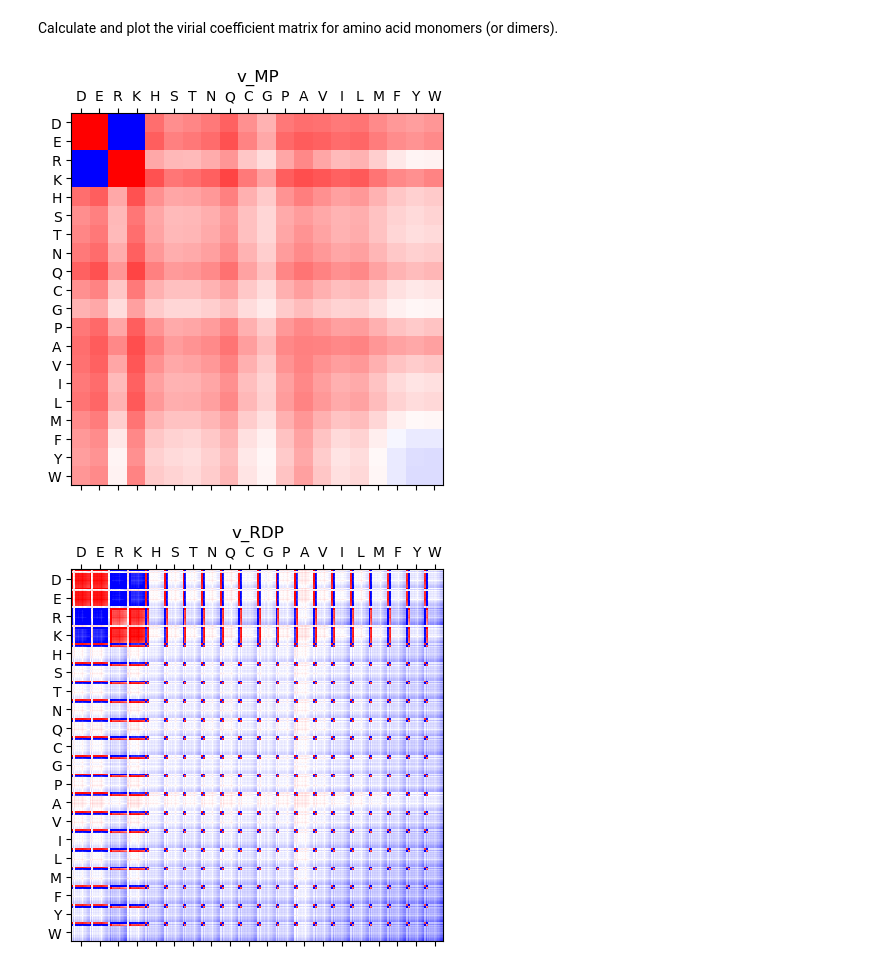
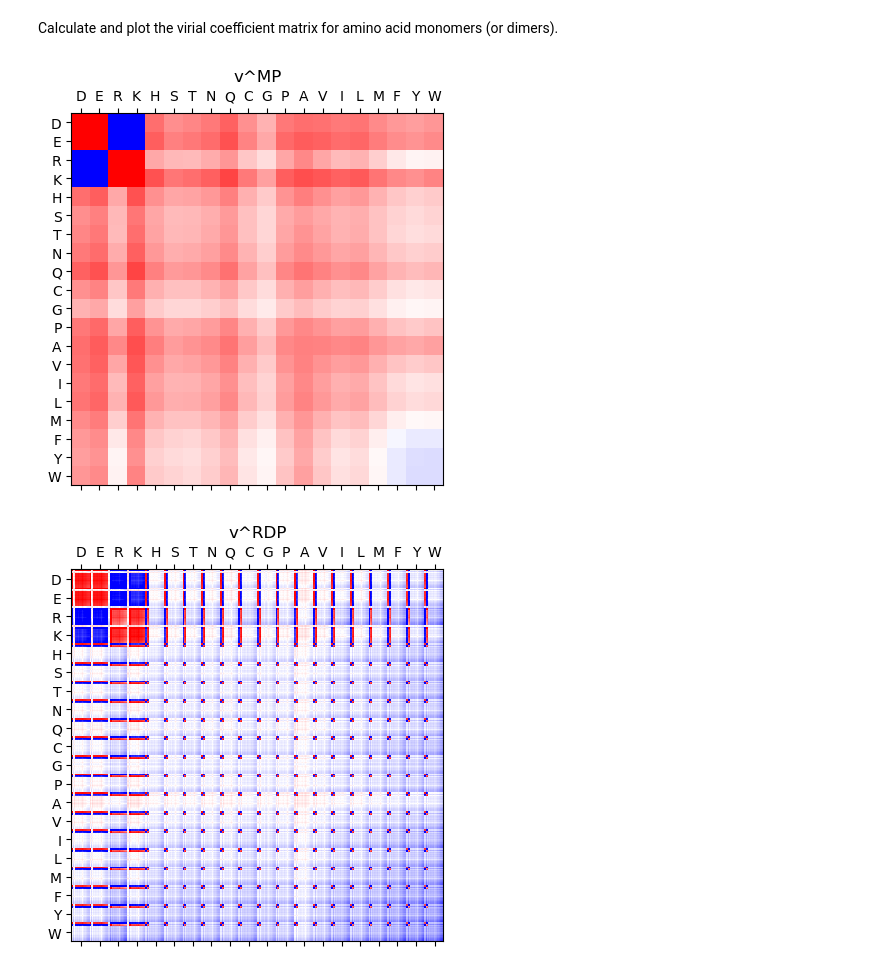
Before and after one commit to adachi24/virialcoeff, a Jupyter notebook: example.ipynb, the cells around one changed output. Drawn from its saved outputs; the diff is of its cells as text; code cells hidden in the pictures.

```diff
--- a/example.ipynb
+++ b/example.ipynb
@@ -89,21 +89,19 @@ alpha = 0.75  # Rescaling factor
 v_MP = virialcoeff.virial_matrix_monomer(T, interaction)  # Virial coefficient matrix for amino acid monomers [nm^3]
 v_RDP = virialcoeff.virial_matrix_resc_dimer(T, interaction, alpha)  # Virial coefficient matrix for amino acid dimers within the rescaled dimer pair approximation [nm^3]
 # %%
-idx_monomer = list('DERKHSTNQCGPAVILMFYW')
-idx_dimer = [f'{aa_1}{aa_2}' for aa_1 in idx_monomer for aa_2 in idx_monomer]
-v_RDP.loc[idx_dimer, idx_dimer]
+aa_types_ = virialcoeff.aa_types()
 
-plt.matshow(v_MP.loc[idx_monomer, idx_monomer], cmap='bwr', vmin=-0.5, vmax=0.5)
-plt.title('v_MP')
-plt.xticks(range(20), idx_monomer)
-plt.yticks(range(20), idx_monomer)
+plt.matshow(v_MP, cmap='bwr', vmin=-0.5, vmax=0.5)
+plt.title('v^MP')
+plt.xticks(range(20), aa_types_)
+plt.yticks(range(20), aa_types_)
 plt.show()
 
-plt.matshow(v_RDP.loc[idx_dimer, idx_dimer], cmap='bwr', vmin=-2, vmax=2)
-plt.title('v_RDP')
-plt.xticks(range(10, 400, 20), [f'{aa}' for aa in idx_monomer])
-plt.yticks(range(10, 400, 20), [f'{aa}' for aa in idx_monomer])
+plt.matshow(v_RDP, cmap='bwr', vmin=-2, vmax=2)
+plt.title('v^RDP')
+plt.xticks(range(10, 400, 20), [f'{aa}' for aa in aa_types_])
+plt.yticks(range(10, 400, 20), [f'{aa}' for aa in aa_types_])
 plt.show()
 # %% [output]
-[figure, old version]
+[figure, new version]
-[figure, old version]
+[figure, new version]
```
Also changed, not shown: 1 other file.
